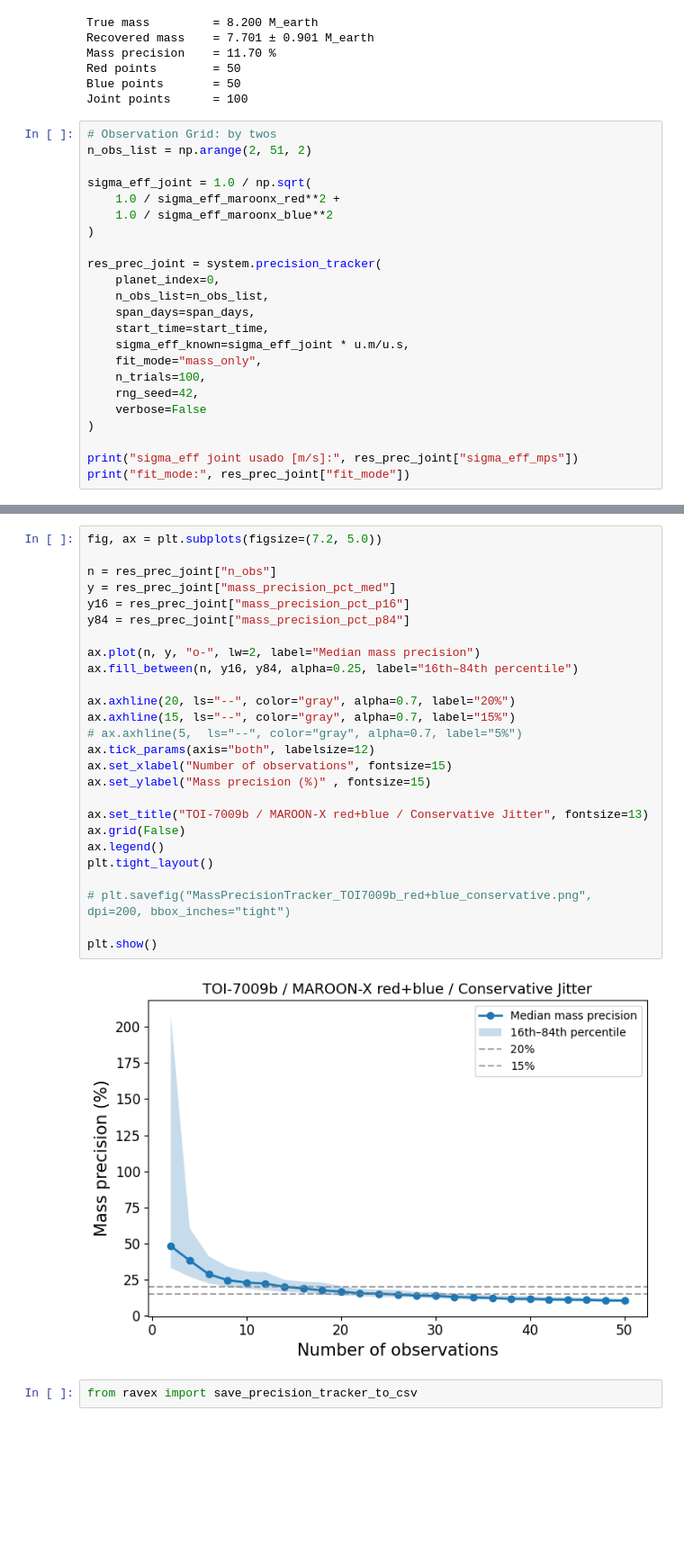
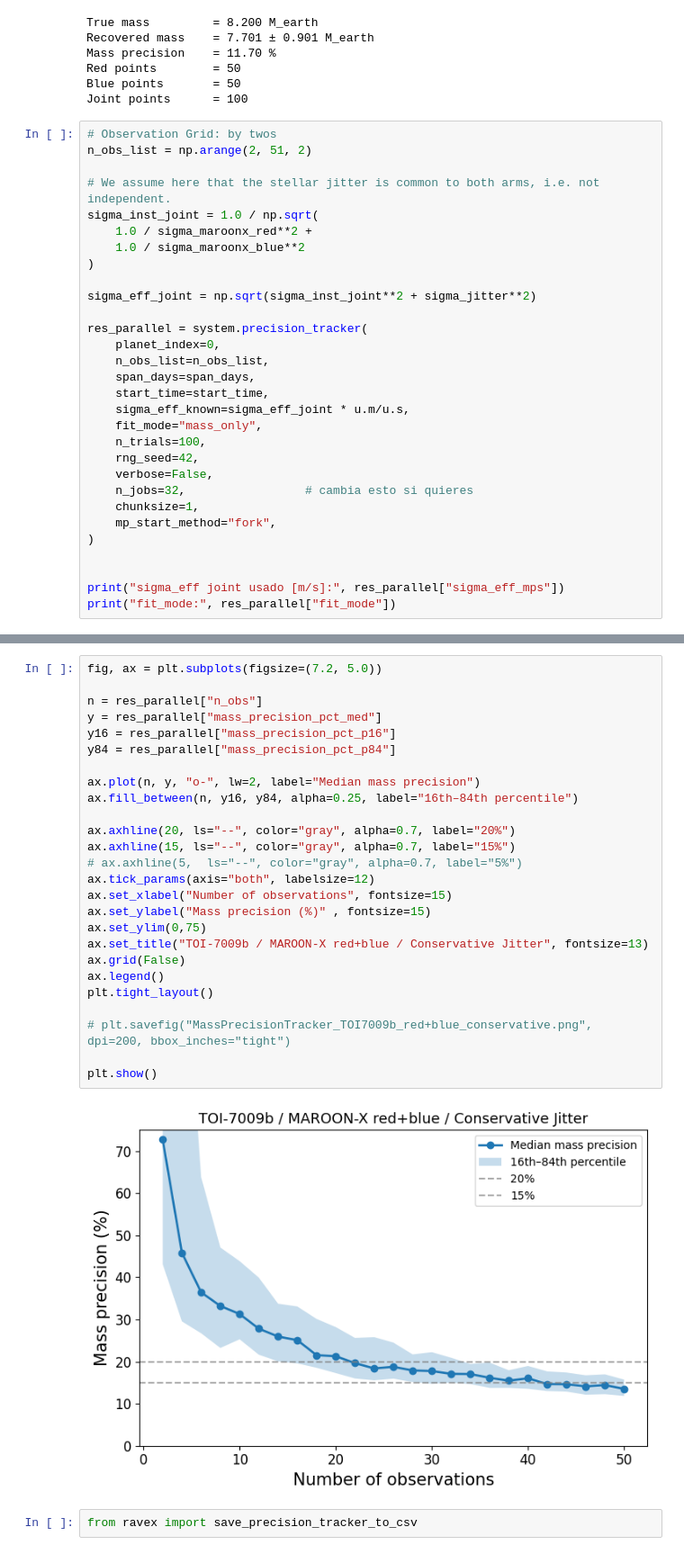
Before and after one commit to franpoz/ravex, a Jupyter notebook: examples/06_TOI7009_maroon-x-RED+BLUE.ipynb, the cells around one changed output, grey strips where cells are left out. Shown at 90% size. Cells and saved outputs as stored; diff of their text form; blank space fills up the shorter version.

Commit message:
new version of precision tracker function

```diff
--- a/examples/06_TOI7009_maroon-x-RED+BLUE.ipynb
+++ b/examples/06_TOI7009_maroon-x-RED+BLUE.ipynb
@@ -241,12 +241,15 @@ Joint points      = 100
 # Observation Grid: by twos
 n_obs_list = np.arange(2, 51, 2)
 
-sigma_eff_joint = 1.0 / np.sqrt(
-    1.0 / sigma_eff_maroonx_red**2 +
-    1.0 / sigma_eff_maroonx_blue**2
+# We assume here that the stellar jitter is common to both arms, i.e. not independent.
+sigma_inst_joint = 1.0 / np.sqrt(
+    1.0 / sigma_maroonx_red**2 +
+    1.0 / sigma_maroonx_blue**2
 )
 
-res_prec_joint = system.precision_tracker(
+sigma_eff_joint = np.sqrt(sigma_inst_joint**2 + sigma_jitter**2)
+
+res_parallel = system.precision_tracker(
     planet_index=0,
     n_obs_list=n_obs_list,
     span_days=span_days,
@@ -255,9 +258,13 @@ res_prec_joint = system.precision_tracker(
     fit_mode="mass_only",
     n_trials=100,
     rng_seed=42,
-    verbose=False
+    verbose=False,
+    n_jobs=32,                 # cambia esto si quieres
+    chunksize=1,
+    mp_start_method="fork",
 )
 
-print("sigma_eff joint usado [m/s]:", res_prec_joint["sigma_eff_mps"])
-print("fit_mode:", res_prec_joint["fit_mode"])
+
+print("sigma_eff joint usado [m/s]:", res_parallel["sigma_eff_mps"])
+print("fit_mode:", res_parallel["fit_mode"])
 # %% [output]
@@ -266,31 +273,31 @@ fit_mode: mass_only
 # %%
 fig, ax = plt.subplots(figsize=(7.2, 5.0))
 
-n = res_prec_joint["n_obs"]
-y = res_prec_joint["mass_precision_pct_med"]
-y16 = res_prec_joint["mass_precision_pct_p16"]
-y84 = res_prec_joint["mass_precision_pct_p84"]
+n = res_parallel["n_obs"]
+y = res_parallel["mass_precision_pct_med"]
+y16 = res_parallel["mass_precision_pct_p16"]
+y84 = res_parallel["mass_precision_pct_p84"]
 
 ax.plot(n, y, "o-", lw=2, label="Median mass precision")
 ax.fill_between(n, y16, y84, alpha=0.25, label="16th–84th percentile")
 
 ax.axhline(20, ls="--", color="gray", alpha=0.7, label="20%")
 ax.axhline(15, ls="--", color="gray", alpha=0.7, label="15%")
 # ax.axhline(5,  ls="--", color="gray", alpha=0.7, label="5%")
 ax.tick_params(axis="both", labelsize=12)
 ax.set_xlabel("Number of observations", fontsize=15)
 ax.set_ylabel("Mass precision (%)" , fontsize=15)
-
+ax.set_ylim(0,75)
 ax.set_title("TOI-7009b / MAROON-X red+blue / Conservative Jitter", fontsize=13)
 ax.grid(False)
 ax.legend()
 plt.tight_layout()
 
 # plt.savefig("MassPrecisionTracker_TOI7009b_red+blue_conservative.png", dpi=200, bbox_inches="tight")
 
 plt.show()
 # %% [output]
-[figure, old version]
+[figure, new version]
 # %%
 from ravex import save_precision_tracker_to_csv
 # %%
```
Also changed, not shown: parts of 3 cells of this notebook.
